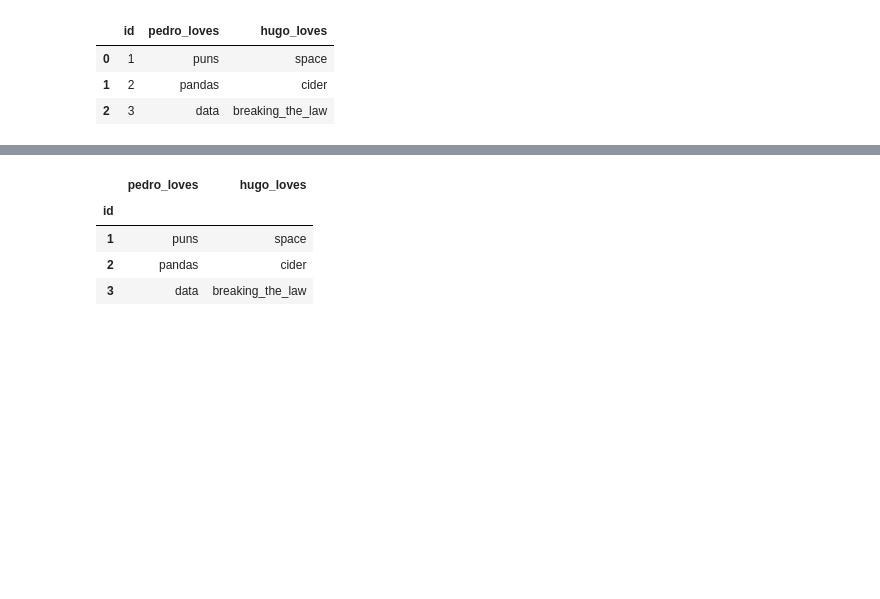
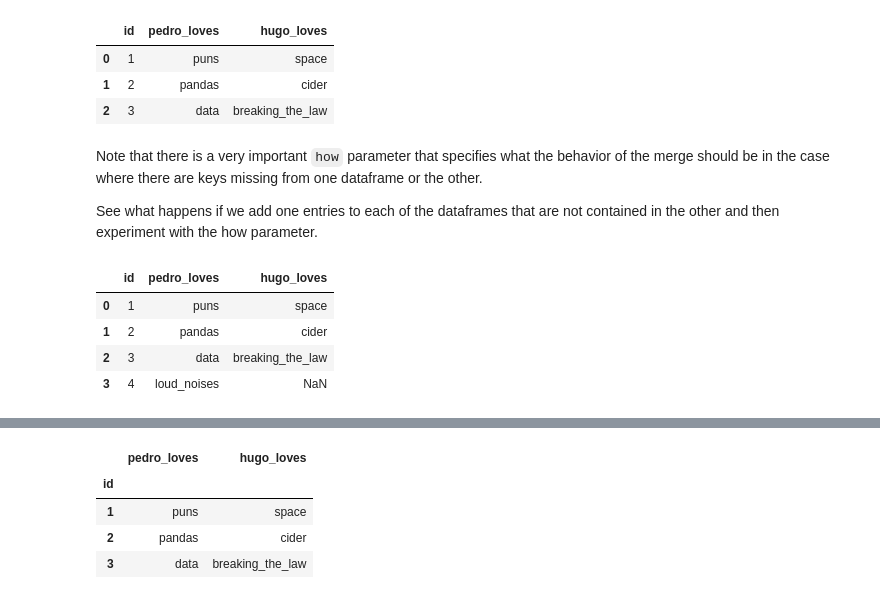
Before and after one commit to LDSSA/hackathon-3-learning, a Jupyter notebook: 03-joining-and-fixing/03-joining-and-fixing.ipynb, the cells around one changed output, grey strips where cells are left out. Drawn from its saved outputs; the diff is of its cells as text; code cells hidden in the pictures; blank space fills up the shorter version.

```diff
--- a/03-joining-and-fixing/03-joining-and-fixing.ipynb
+++ b/03-joining-and-fixing/03-joining-and-fixing.ipynb
@@ -22,3 +22,10 @@ p.merge(h, on='id')
 | 0 | 1 | puns | space |
 | 1 | 2 | pandas | cider |
 | 2 | 3 | data | breaking_the_law |
+# %% [markdown]
+Note that there is a very important `how` parameter that specifies what the behavior
+of the merge should be in the case where there are keys missing from one dataframe
+or the other.
+
+See what happens if we add one entries to each of the dataframes that are not contained
+in the other and then experiment with the how parameter.
@@ -24,0 +35,8 @@ p.merge(h, on='id')
+# %%
+p.merge(h, on='id', how='left')
+# %% [output]
+|  | id | pedro_loves | hugo_loves |
+| 0 | 1 | puns | space |
+| 1 | 2 | pandas | cider |
+| 2 | 3 | data | breaking_the_law |
+| 3 | 4 | loud_noises | NaN |
```
Also changed, not shown: parts of 5 cells of this notebook.
